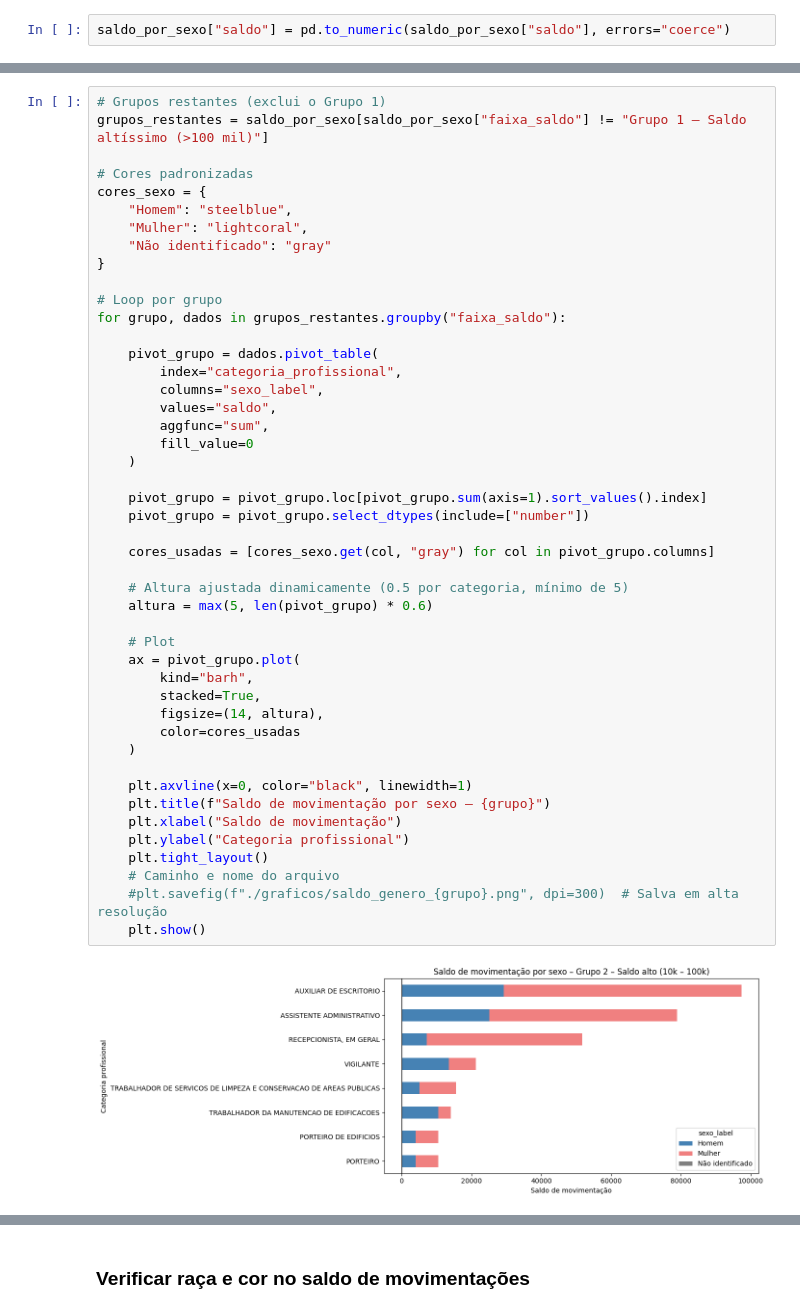
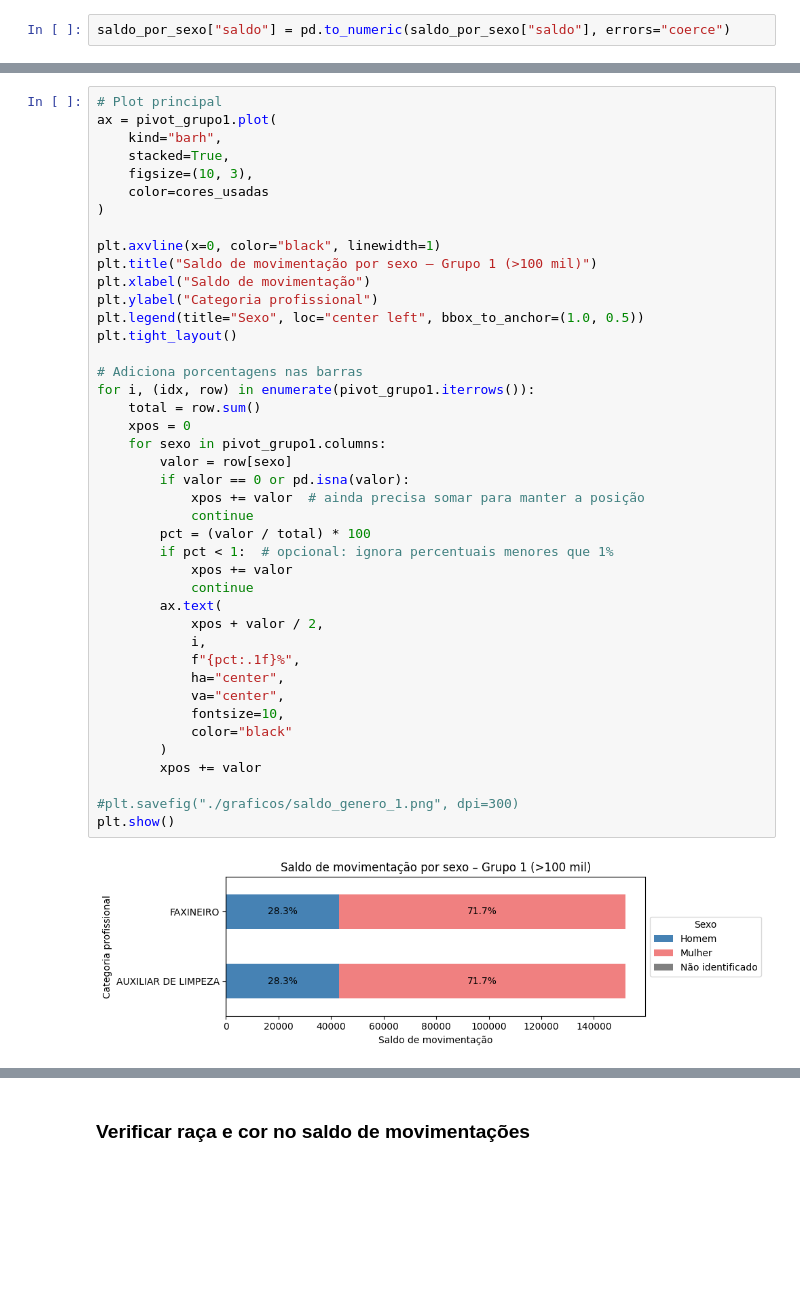
Before and after one commit to lab-dados-seges/dados-terceirizados, a Jupyter notebook: analises/saldo_caged.ipynb, the cells around one changed output, grey strips where cells are left out. Drawn from its saved outputs; the diff is of its cells as text; blank space fills up the shorter version.

Commit message:
Adiciona porcentagem aos graficos de genero

```diff
--- a/analises/saldo_caged.ipynb
+++ b/analises/saldo_caged.ipynb
@@ -308,48 +286,44 @@ plt.show()
 # %%
-# Grupos restantes (exclui o Grupo 1)
-grupos_restantes = saldo_por_sexo[saldo_por_sexo["faixa_saldo"] != "Grupo 1 – Saldo altíssimo (>100 mil)"]
+# Plot principal
+ax = pivot_grupo1.plot(
+    kind="barh",
+    stacked=True,
+    figsize=(10, 3),
+    color=cores_usadas
+)
 
-# Cores padronizadas
-cores_sexo = {
-    "Homem": "steelblue",
-    "Mulher": "lightcoral",
-    "Não identificado": "gray"
-}
+plt.axvline(x=0, color="black", linewidth=1)
+plt.title("Saldo de movimentação por sexo – Grupo 1 (>100 mil)")
+plt.xlabel("Saldo de movimentação")
+plt.ylabel("Categoria profissional")
+plt.legend(title="Sexo", loc="center left", bbox_to_anchor=(1.0, 0.5))
+plt.tight_layout()
 
-# Loop por grupo
-for grupo, dados in grupos_restantes.groupby("faixa_saldo"):
+# Adiciona porcentagens nas barras
+for i, (idx, row) in enumerate(pivot_grupo1.iterrows()):
+    total = row.sum()
+    xpos = 0
+    for sexo in pivot_grupo1.columns:
+        valor = row[sexo]
+        if valor == 0 or pd.isna(valor):
+            xpos += valor  # ainda precisa somar para manter a posição
+            continue
+        pct = (valor / total) * 100
+        if pct < 1:  # opcional: ignora percentuais menores que 1%
+            xpos += valor
+            continue
+        ax.text(
+            xpos + valor / 2,
+            i,
+            f"{pct:.1f}%",
+            ha="center",
+            va="center",
+            fontsize=10,
+            color="black"
+        )
+        xpos += valor
 
-    pivot_grupo = dados.pivot_table(
-        index="categoria_profissional",
-        columns="sexo_label",
-        values="saldo",
-        aggfunc="sum",
-        fill_value=0
-    )
-
-    pivot_grupo = pivot_grupo.loc[pivot_grupo.sum(axis=1).sort_values().index]
-    pivot_grupo = pivot_grupo.select_dtypes(include=["number"])
-
-    cores_usadas = [cores_sexo.get(col, "gray") for col in pivot_grupo.columns]
-
-    # Altura ajustada dinamicamente (0.5 por categoria, mínimo de 5)
-    altura = max(5, len(pivot_grupo) * 0.6)
-
-    # Plot
-    ax = pivot_grupo.plot(
-        kind="barh",
-        stacked=True,
-        figsize=(14, altura),
-        color=cores_usadas
-    )
-
-    plt.axvline(x=0, color="black", linewidth=1)
-    plt.title(f"Saldo de movimentação por sexo – {grupo}")
-    plt.xlabel("Saldo de movimentação")
-    plt.ylabel("Categoria profissional")
-    plt.tight_layout()
-    # Caminho e nome do arquivo
-    #plt.savefig(f"./graficos/saldo_genero_{grupo}.png", dpi=300)  # Salva em alta resolução
-    plt.show()
+#plt.savefig("./graficos/saldo_genero_1.png", dpi=300)
+plt.show()
 # %% [output]
-[figure, old version]
+[figure, new version]
```
Also changed, not shown: parts of 4 cells of this notebook, 5 other files.
